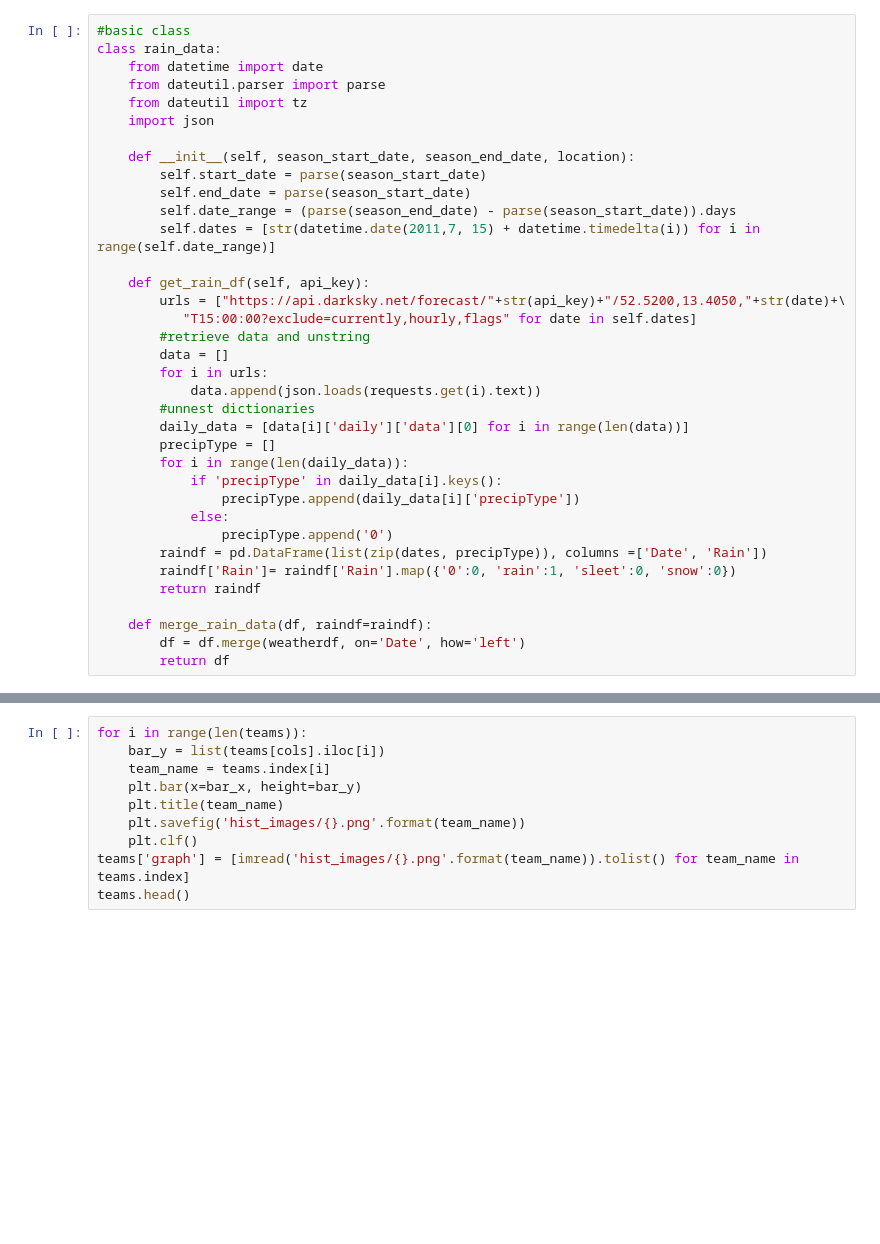
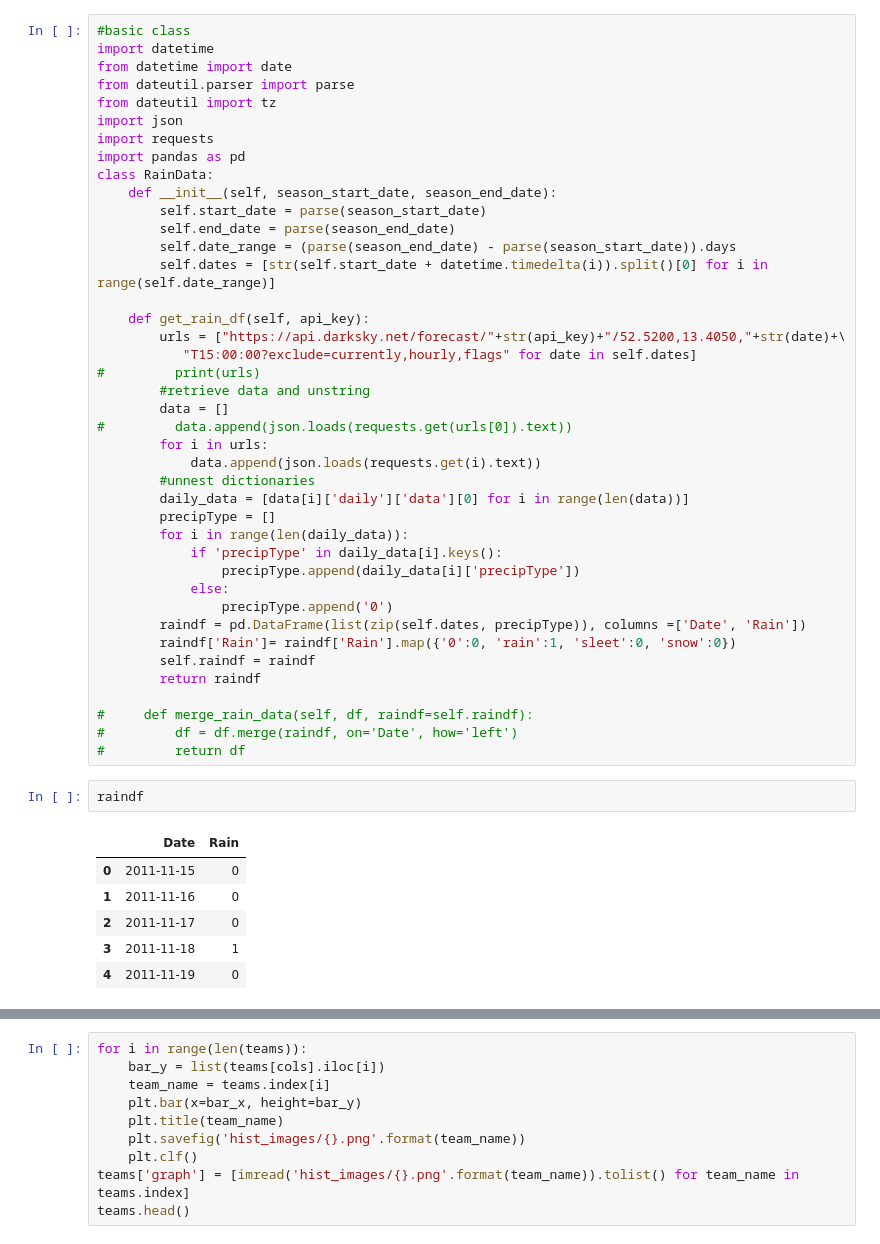
Before and after one commit to zapatos24/Mod-2-Summative-Lab, a Jupyter notebook: Classes_API_Statistics_Graphs.ipynb, the cells around one changed output, grey strips where cells are left out. Saved outputs shown, nothing was run; the diff lists cells and outputs as text; blank space fills up the shorter version.

Commit message:
functional rain class

```diff
--- a/Classes_API_Statistics_Graphs.ipynb
+++ b/Classes_API_Statistics_Graphs.ipynb
@@ -1,22 +1,26 @@
 # %%
 #basic class
-class rain_data:
-    from datetime import date
-    from dateutil.parser import parse
-    from dateutil import tz
-    import json
-
-    def __init__(self, season_start_date, season_end_date, location):
+import datetime
+from datetime import date
+from dateutil.parser import parse
+from dateutil import tz
+import json
+import requests
+import pandas as pd
+class RainData:
+    def __init__(self, season_start_date, season_end_date):
         self.start_date = parse(season_start_date)
-        self.end_date = parse(season_start_date)
+        self.end_date = parse(season_end_date)
         self.date_range = (parse(season_end_date) - parse(season_start_date)).days
-        self.dates = [str(datetime.date(2011,7, 15) + datetime.timedelta(i)) for i in range(self.date_range)]
+        self.dates = [str(self.start_date + datetime.timedelta(i)).split()[0] for i in range(self.date_range)]
 
     def get_rain_df(self, api_key):
         urls = ["https://api.darksky.net/forecast/"+str(api_key)+"/52.5200,13.4050,"+str(date)+\
            "T15:00:00?exclude=currently,hourly,flags" for date in self.dates]
+#         print(urls)
         #retrieve data and unstring
         data = []
+#         data.append(json.loads(requests.get(urls[0]).text))
         for i in urls:
             data.append(json.loads(requests.get(i).text))
         #unnest dictionaries
@@ -27,13 +31,23 @@ class rain_data:
                 precipType.append(daily_data[i]['precipType'])
             else:
                 precipType.append('0')
-        raindf = pd.DataFrame(list(zip(dates, precipType)), columns =['Date', 'Rain'])
+        raindf = pd.DataFrame(list(zip(self.dates, precipType)), columns =['Date', 'Rain'])
         raindf['Rain']= raindf['Rain'].map({'0':0, 'rain':1, 'sleet':0, 'snow':0})
+        self.raindf = raindf
         return raindf
 
-    def merge_rain_data(df, raindf=raindf):
-        df = df.merge(weatherdf, on='Date', how='left')
-        return df
+#     def merge_rain_data(self, df, raindf=self.raindf):
+#         df = df.merge(raindf, on='Date', how='left')
+#         return df
+# %%
+raindf
+# %% [output]
+|  | Date | Rain |
+| 0 | 2011-11-15 | 0 |
+| 1 | 2011-11-16 | 0 |
+| 2 | 2011-11-17 | 0 |
+| 3 | 2011-11-18 | 1 |
+| 4 | 2011-11-19 | 0 |
 # %%
 #advanced
 class rain_data:
```
Also changed, not shown: parts of 5 cells of this notebook, 1 other file.
